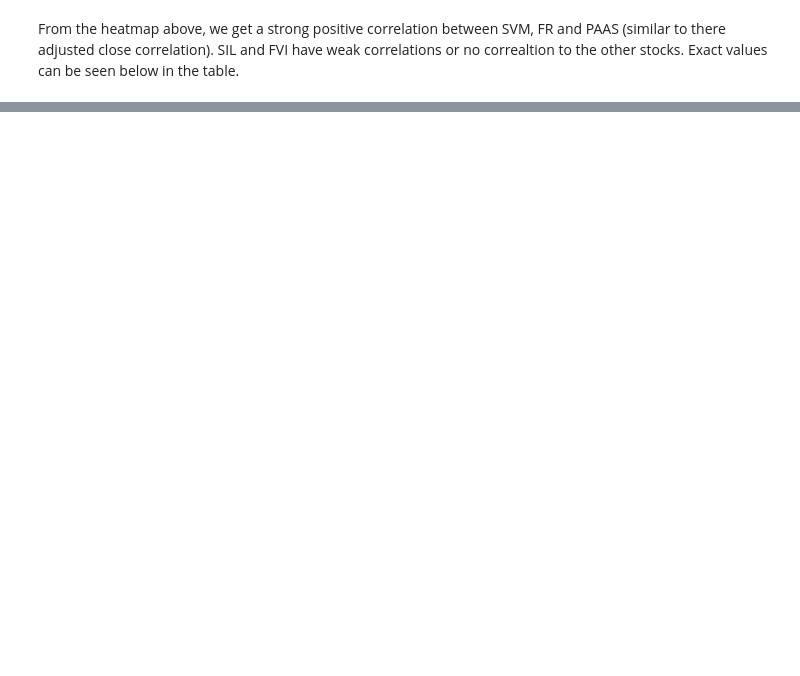
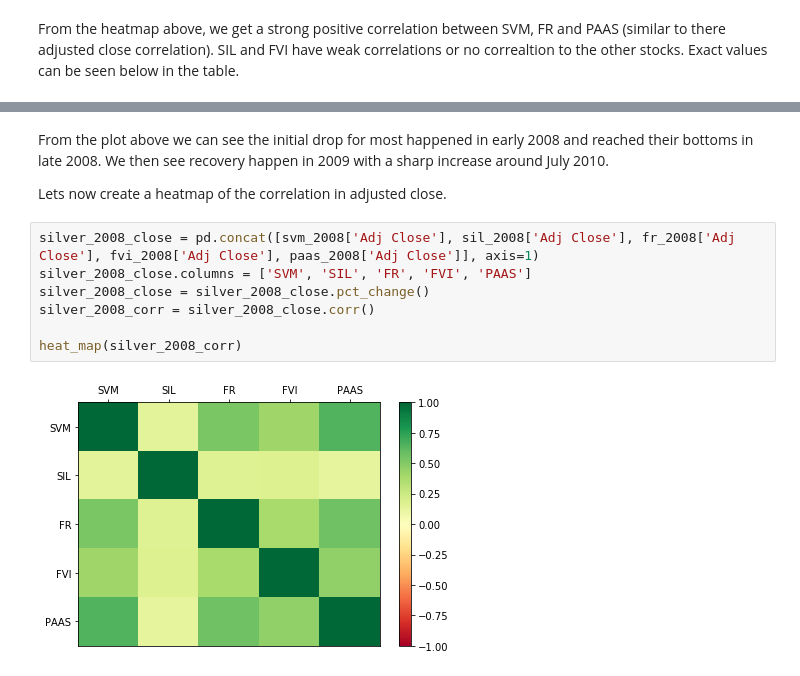
Before and after one commit to Benjamin-Pickers/Stock-Analysis, a Jupyter notebook: Stock analysis/ComparingCanadianSilverStocks.ipynb, the cells around one changed output, grey strips where cells are left out. Drawn from its saved outputs; the diff is of its cells as text; blank space fills up the shorter version.

```diff
--- a/Stock analysis/ComparingCanadianSilverStocks.ipynb
+++ b/Stock analysis/ComparingCanadianSilverStocks.ipynb
@@ -554,0 +582,13 @@ silver_past_vol_corr
+# %% [markdown]
+From the plot above we can see the initial drop for most happened in early 2008 and reached their bottoms in late 2008. We then see recovery happen in 2009 with a sharp increase around July 2010.
+
+Lets now create a heatmap of the correlation in adjusted close.
+# %%
+silver_2008_close = pd.concat([svm_2008['Adj Close'], sil_2008['Adj Close'], fr_2008['Adj Close'], fvi_2008['Adj Close'], paas_2008['Adj Close']], axis=1)
+silver_2008_close.columns = ['SVM', 'SIL', 'FR', 'FVI', 'PAAS']
+silver_2008_close = silver_2008_close.pct_change()
+silver_2008_corr = silver_2008_close.corr()
+
+heat_map(silver_2008_corr)
+# %% [output]
+[figure, added]
```
Also changed, not shown: parts of 10 cells of this notebook.
